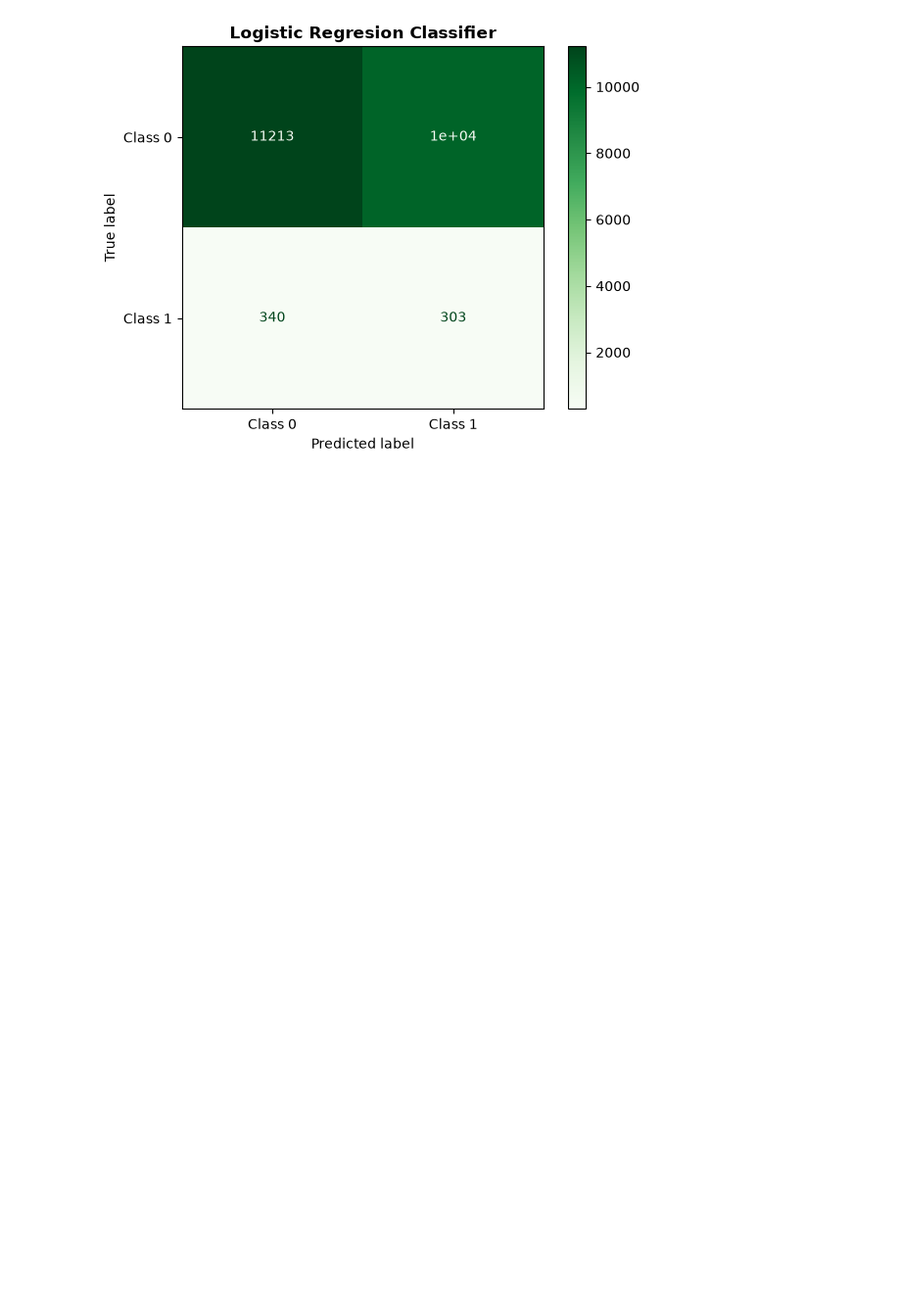
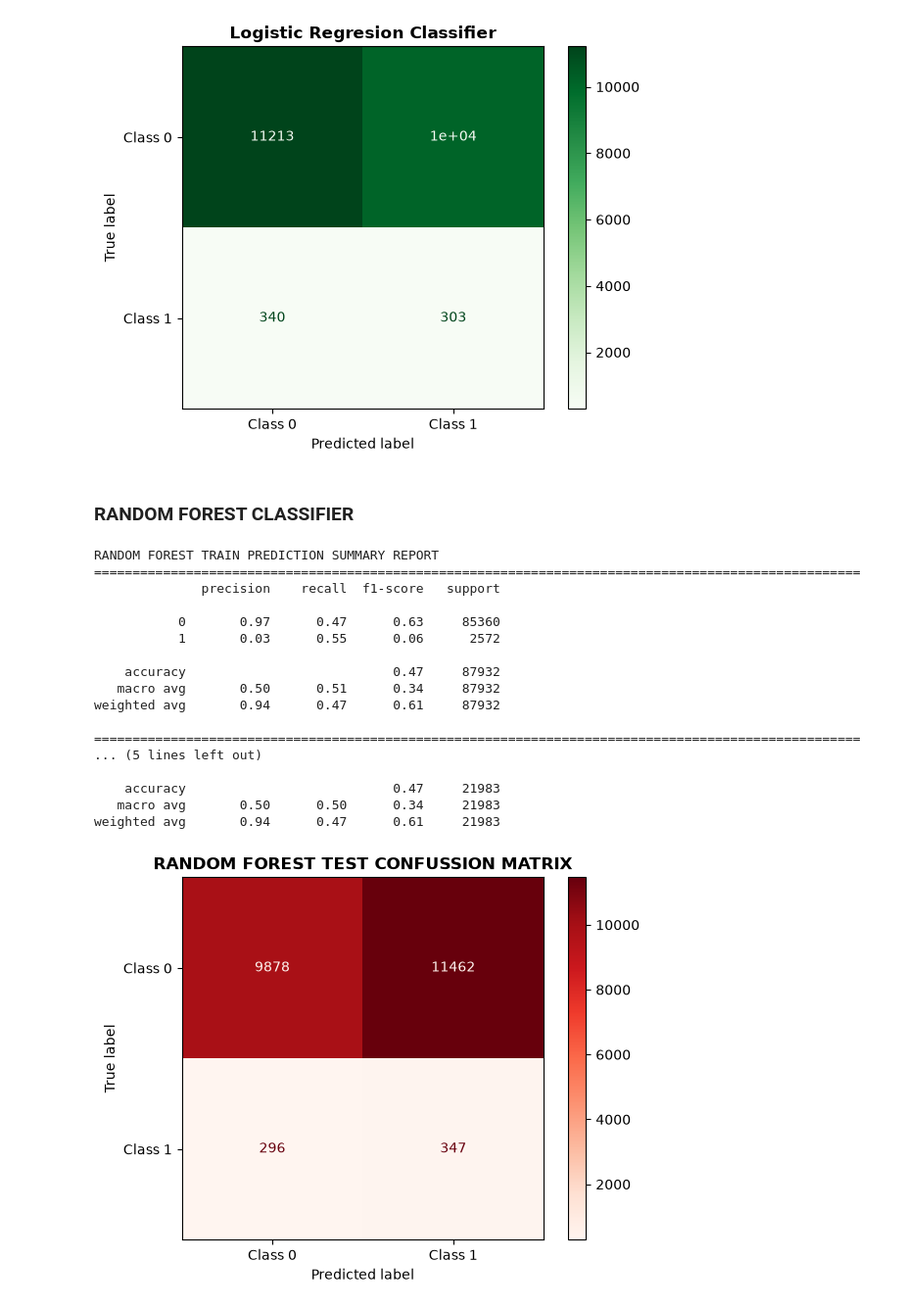
Before and after one commit to TonnieD/Mpesa-Fraud-Detection-System, a Jupyter notebook: Notebooks/modeling.ipynb, the cells around one changed output. Shown at 98% size. Drawn from its saved outputs; the diff is of its cells as text; code cells hidden in the pictures; blank space fills up the shorter version.

Commit message:
Multiple base model training (Random Forest, XGBoost, LightGBM)

```diff
--- a/Notebooks/modeling.ipynb
+++ b/Notebooks/modeling.ipynb
@@ -235,3 +236,52 @@ weighted avg       0.94      0.53      0.67     87932
    macro avg       0.50      0.50      0.37     21983
 weighted avg       0.94      0.52      0.66     21983
 [figure]
+# %% [markdown]
+### RANDOM FOREST CLASSIFIER
+# %%
+# Split
+X_train, X_test, y_train, y_test = train_test_split(x_encoded, y, random_state=42, stratify=y, test_size=0.2)
+
+
+
+#Model initialization and fitting
+rf_model = RandomForestClassifier(random_state=42, class_weight='balanced')
+rf_model.fit(X_train, y_train)
+
+#Predictions
+train_preds = rf_model.predict(X_train)
+test_preds = rf_model.predict(X_test)
+
+#Evaluation
+print('RANDOM FOREST TRAIN PREDICTION SUMMARY REPORT')
+print(f'='*100)
+print(classification_report(y_train, train_preds))
+print(f'='*100)
+print('RANDOM FOREST TEST PREDICTION SUMMARY REPORT')
+print(classification_report(y_test, test_preds))
+
+#Confusion Matrix
+cm = confusion_matrix(y_test, test_preds)
+disp = ConfusionMatrixDisplay(confusion_matrix=cm, display_labels=['Class 0', 'Class 1'])
+disp.plot(cmap=plt.cm.Reds)
+plt.title('RANDOM FOREST TEST CONFUSSION MATRIX', weight = 'bold')
+plt.show()
+# %% [output]
+RANDOM FOREST TRAIN PREDICTION SUMMARY REPORT
+====================================================================================================
+              precision    recall  f1-score   support
+
+           0       0.97      0.47      0.63     85360
+           1       0.03      0.55      0.06      2572
+
+    accuracy                           0.47     87932
+   macro avg       0.50      0.51      0.34     87932
+weighted avg       0.94      0.47      0.61     87932
+
+====================================================================================================
+... (5 lines left out)
+
+    accuracy                           0.47     21983
+   macro avg       0.50      0.50      0.34     21983
+weighted avg       0.94      0.47      0.61     21983
+[figure, added]
```
Also changed, not shown: parts of 6 cells of this notebook.
